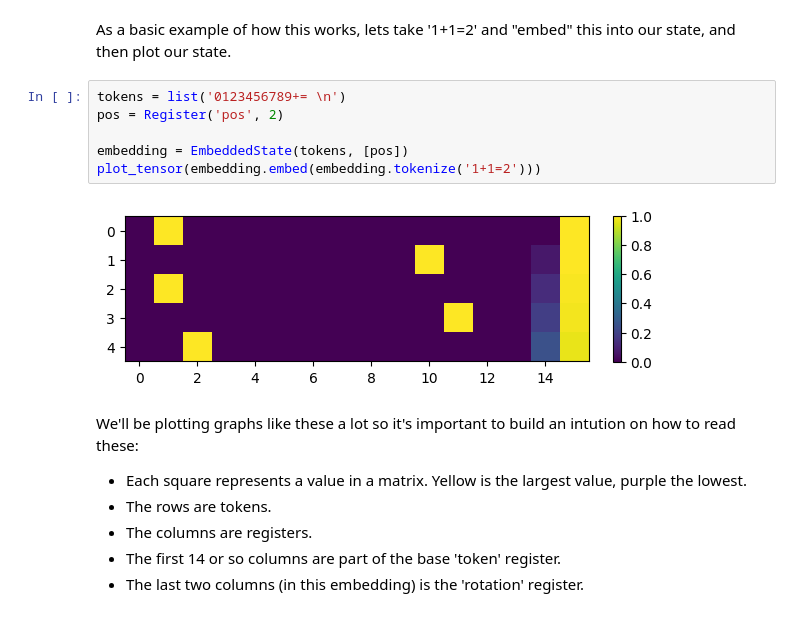
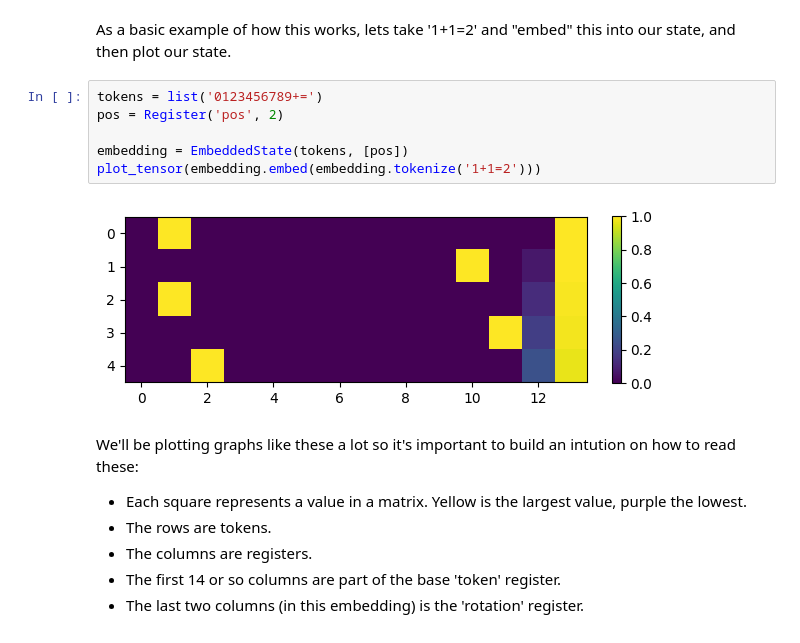
Before and after one commit to michael-go/handcrafted, a Jupyter notebook: HandCrafted.ipynb, the cells around one changed output. Cells and saved outputs as stored; diff of their text form.

```diff
--- a/HandCrafted.ipynb
+++ b/HandCrafted.ipynb
@@ -251,13 +251,13 @@ class EmbeddedState(object):
 # %% [markdown]
 As a basic example of how this works, lets take '1+1=2' and "embed" this into our state, and then plot our state.
 # %%
-tokens = list('0123456789+= \n')
+tokens = list('0123456789+=')
 pos = Register('pos', 2)
 
 embedding = EmbeddedState(tokens, [pos])
 plot_tensor(embedding.embed(embedding.tokenize('1+1=2')))
 # %% [output]
-[figure, old version]
+[figure, new version]
 # %% [markdown]
 We'll be plotting graphs like these a lot so it's important to build an intution on how to read these:
 
```
Also changed, not shown: parts of 13 cells of this notebook.
